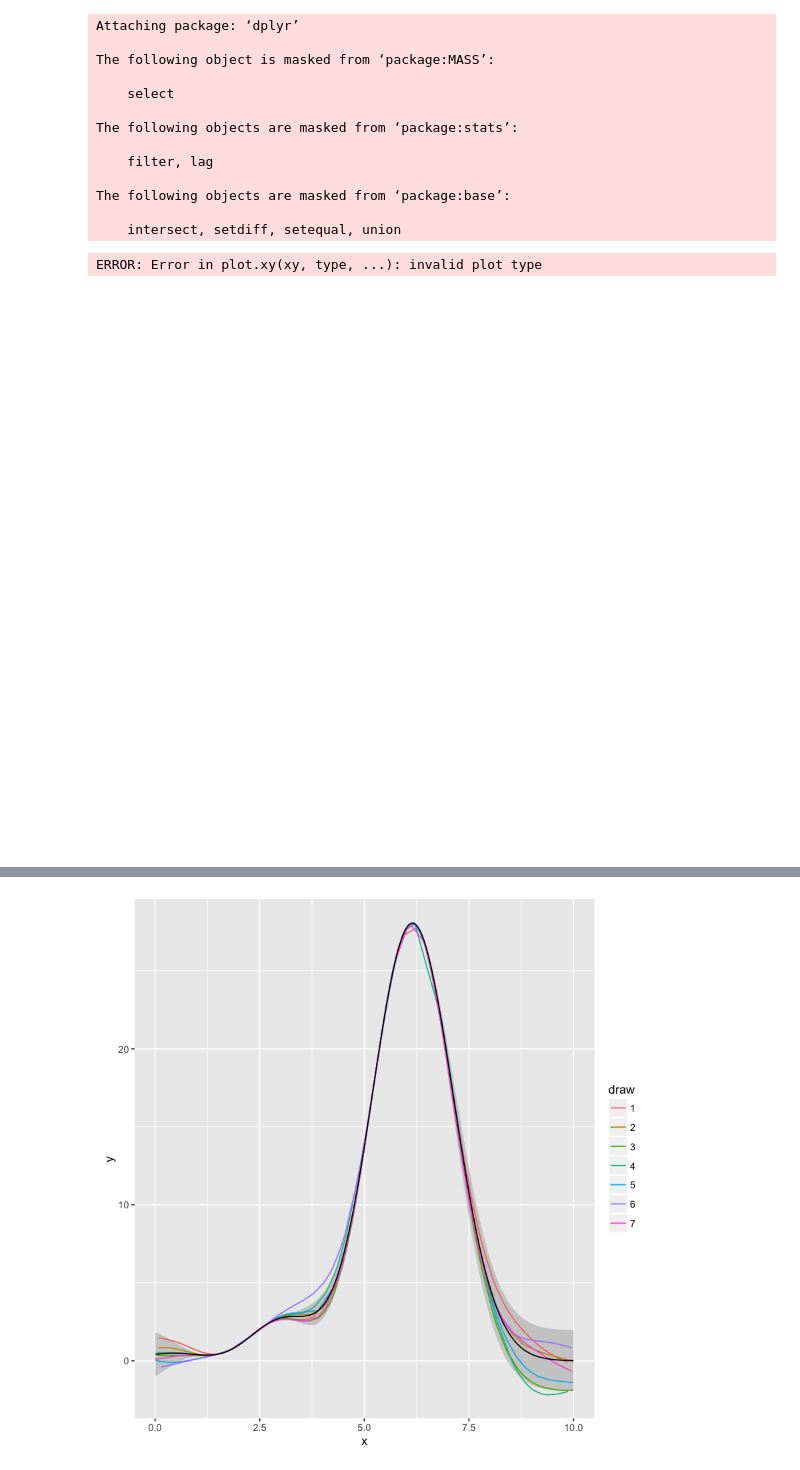
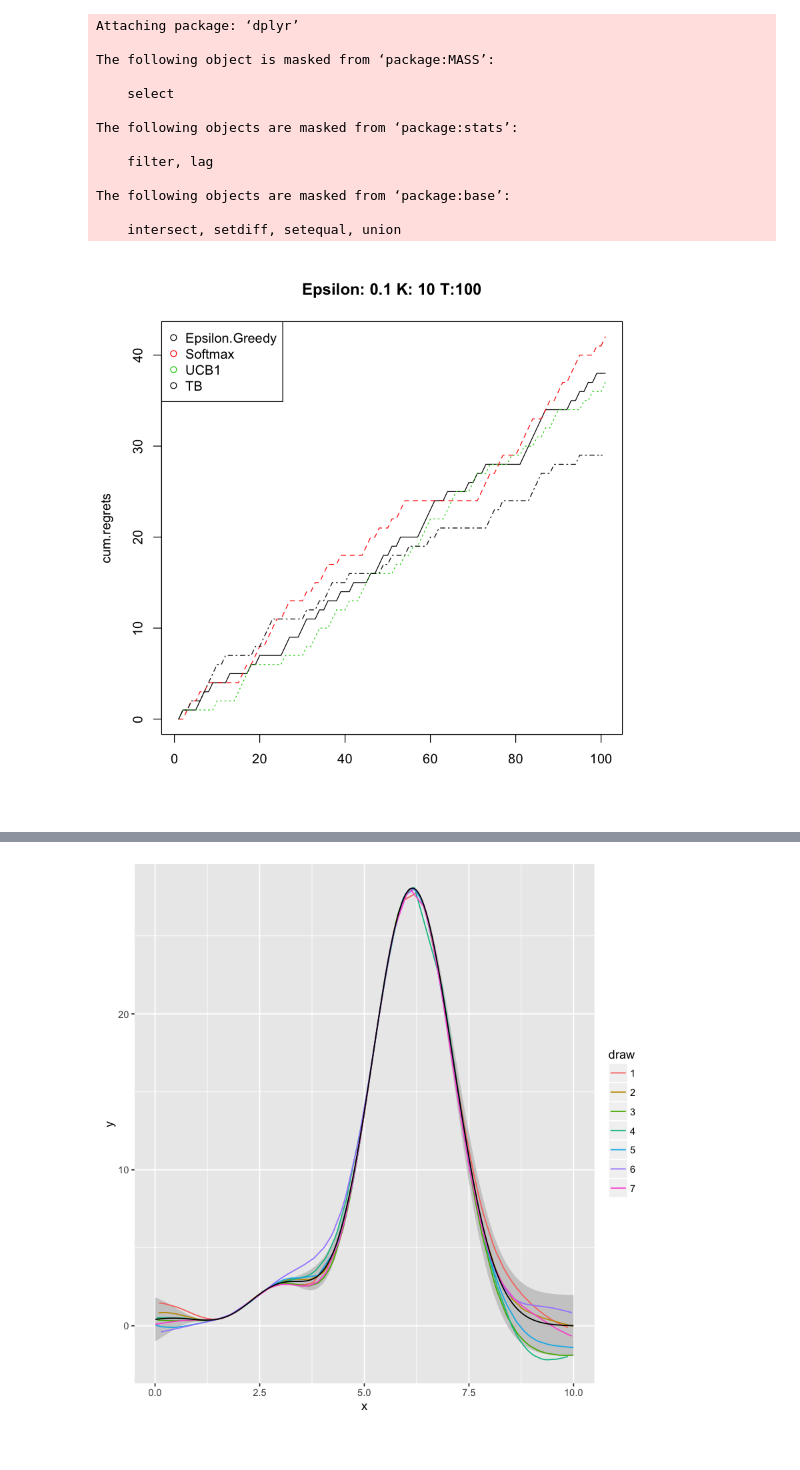
Before and after one commit to Westermann/bayes_opt, a Jupyter notebook: course_homework/plots.ipynb, the cells around one changed output, grey strips where cells are left out. Cells and saved outputs as stored; diff of their text form; code cells hidden in the pictures.

```diff
--- a/course_homework/plots.ipynb
+++ b/course_homework/plots.ipynb
@@ -34,7 +34,6 @@ plot.regrets <- function(epsilon, k, t){
     title(paste0('Epsilon: ',epsilon,' K: ',k,' T:',t), pch=1)
 }
 # %%
-plot(0.1, 10, 100)
+plot.regrets(0.1, 10, 100)
 # %% [output]
-ERROR: Error in plot.xy(xy, type, ...): invalid plot type
-[figure, old version]
+[figure, new version]
```
Also changed, not shown: parts of 3 cells of this notebook, 2 other files.
